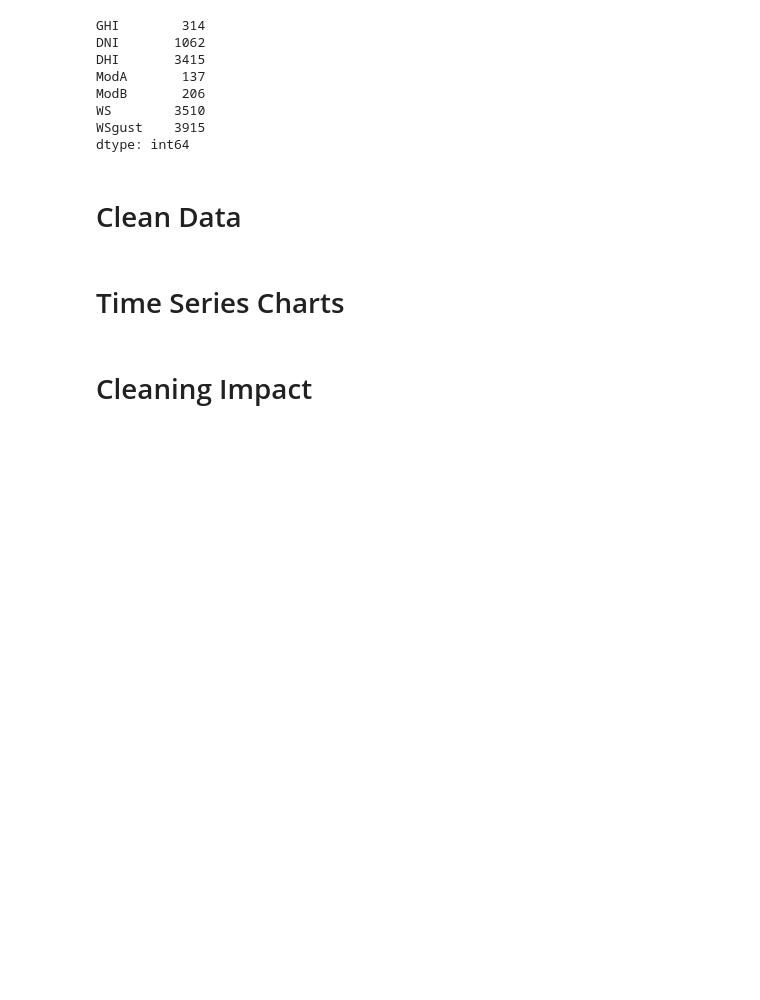
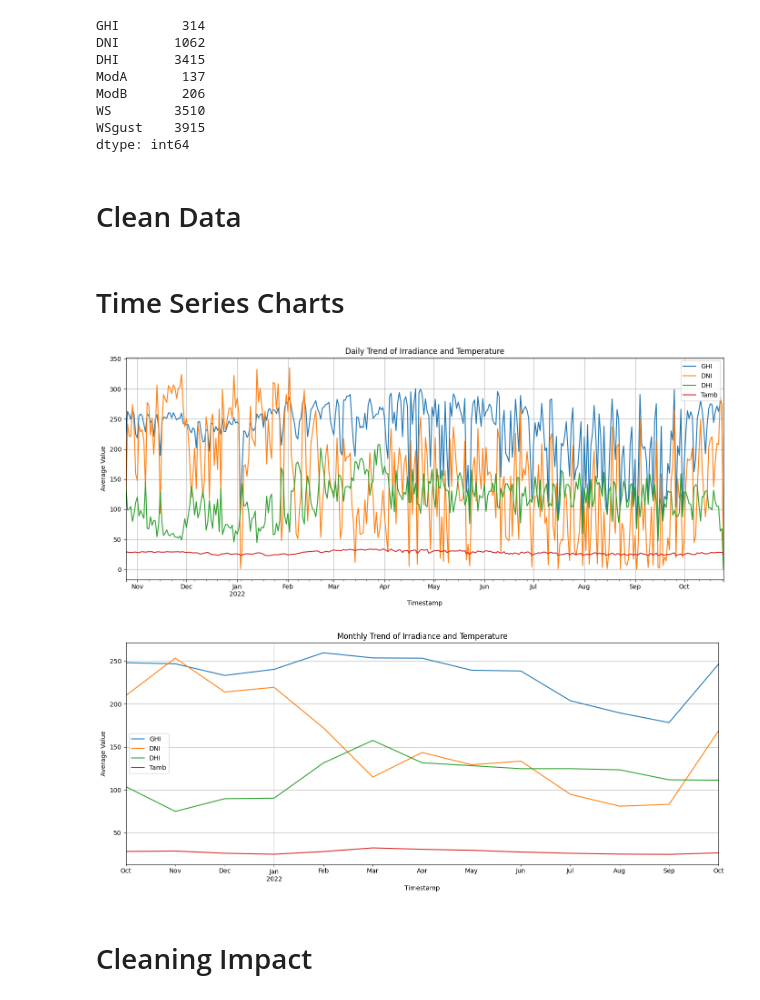
Before and after one commit to SamrawitMM/solar-radiation-data-insights, a Jupyter notebook: notebooks/eda-togo.ipynb, the cells around one changed output. Saved outputs shown, nothing was run; the diff lists cells and outputs as text; code cells hidden in the pictures; blank space fills up the shorter version.

```diff
--- a/notebooks/eda-togo.ipynb
+++ b/notebooks/eda-togo.ipynb
@@ -123,7 +126,39 @@ df_clean.to_csv('../data/togo_clean.csv', index=False)
 # %% [markdown]
 # Time Series Charts
 # %%
-df_clean.set_index('Timestamp')[['GHI', 'DNI', 'DHI', 'Tamb']].plot(figsize=(12, 6))
+# Ensure Timestamp is datetime
+df_clean['Timestamp'] = pd.to_datetime(df_clean['Timestamp'])
+
+# Set Timestamp as index
+df_clean.set_index('Timestamp', inplace=True)
+
+# Columns to visualize
+cols = ['GHI', 'DNI', 'DHI', 'Tamb']
+
+# ==== DAILY TREND ====
+daily_avg = df_clean[cols].resample('D').mean()
+
+plt.figure(figsize=(14, 6))
+daily_avg.plot(ax=plt.gca())
+plt.title('Daily Trend of Irradiance and Temperature')
+plt.ylabel('Average Value')
+plt.grid(True)
+plt.tight_layout()
+plt.show()
+
+# ==== MONTHLY TREND ====
+monthly_avg = df_clean[cols].resample('M').mean()
+
+plt.figure(figsize=(14, 6))
+monthly_avg.plot(ax=plt.gca())
+plt.title('Monthly Trend of Irradiance and Temperature')
+plt.ylabel('Average Value')
+plt.grid(True)
+plt.tight_layout()
+plt.show()
+# %% [output]
+[figure, added]
+[figure, added]
 # %% [markdown]
 # Cleaning Impact
 # %%
```
Also changed, not shown: parts of 7 cells of this notebook.
